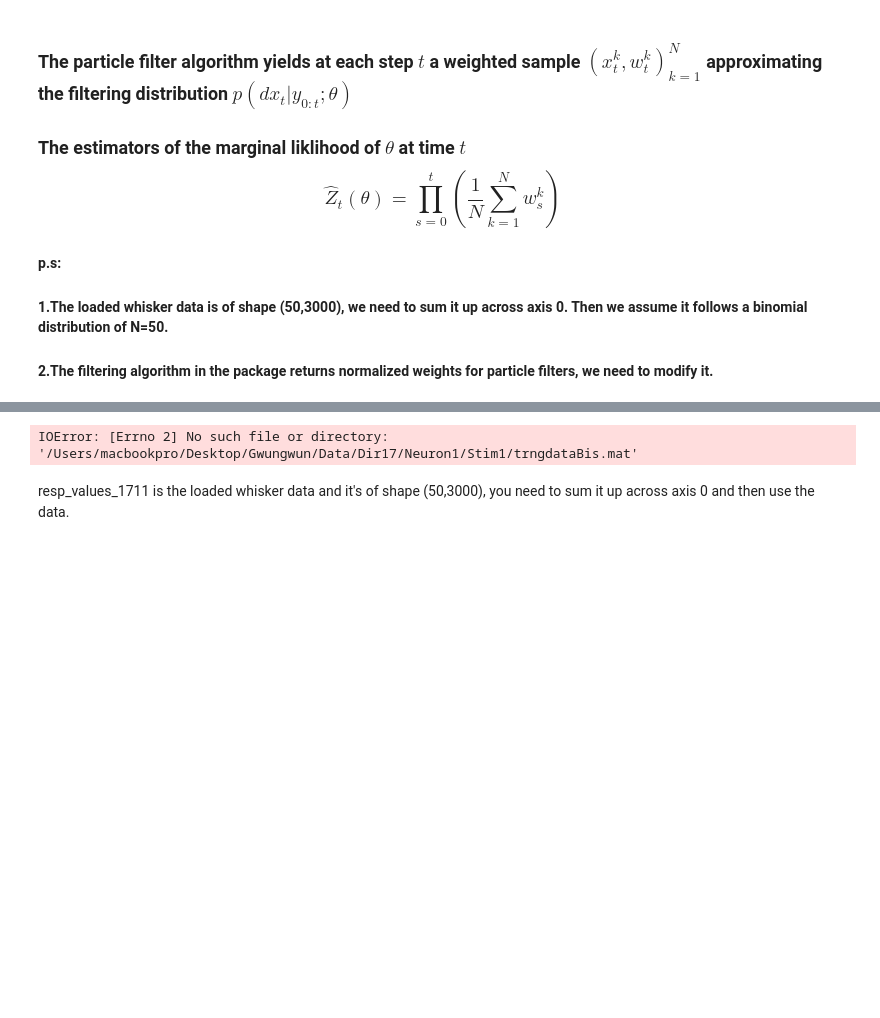
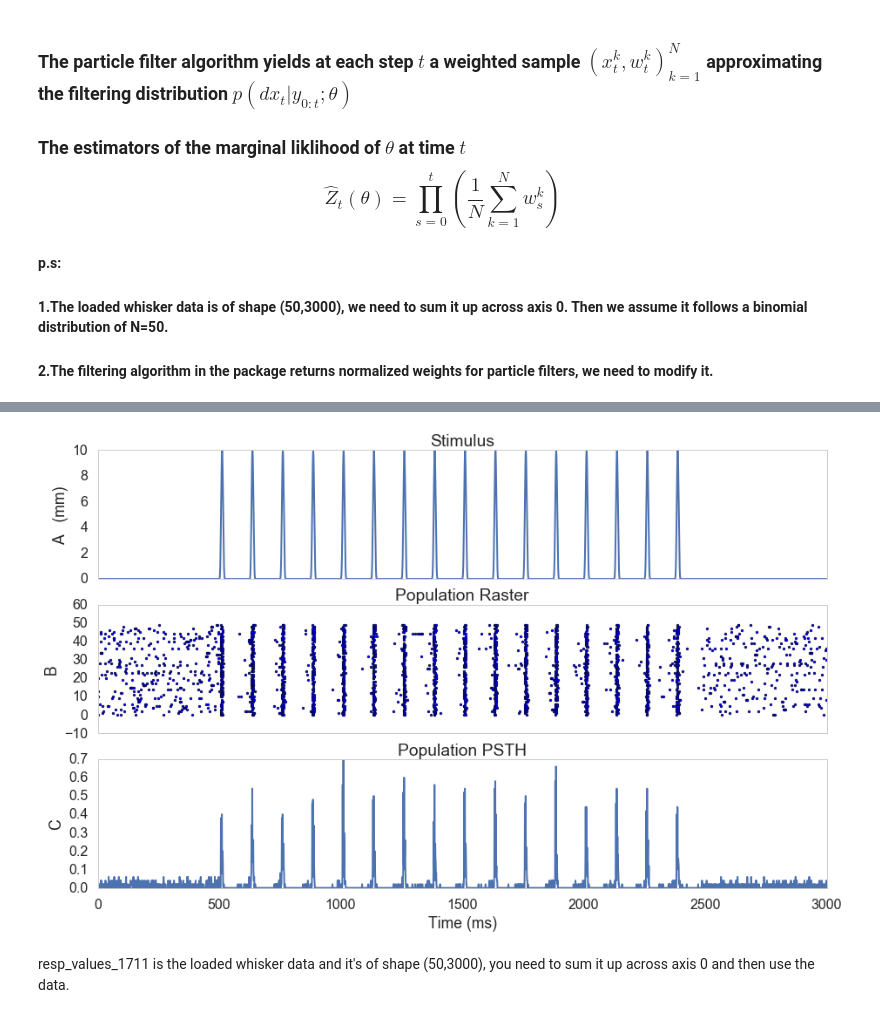
Before and after one commit to zyzdiana/ss_model_mixture, a Jupyter notebook: Whisker_Data2.ipynb, the cells around one changed output, grey strips where cells are left out. Cells and saved outputs as stored; diff of their text form; code cells hidden in the pictures; blank space fills up the shorter version.

```diff
--- a/Whisker_Data2.ipynb
+++ b/Whisker_Data2.ipynb
@@ -35,12 +37,12 @@ from scipy.stats import bernoulli
 # %%
 # Get a set of whisker data and plot the raster plot
-path = '/Users/macbookpro/Desktop/Gwungwun/Data/'
-#path = ""
+#path = '/Users/macbookpro/Desktop/Gwungwun/Data/'
+path = ""
 resp_values_1711 = get_population_data(17,1,1, path = path)
 #resp_values_1711 = pickle.load(open('/Users/macbookpro/Documents/ss_model_mixture/resp_values_1711.p','rb'))
 plot_raw_data(17,1,1,0,figsize=[15,9],path=path)
 # %% [output]
-IOError: [Errno 2] No such file or directory: '/Users/macbookpro/Desktop/Gwungwun/Data/Dir17/Neuron1/Stim1/trngdataBis.mat'
+[figure, added]
 # %% [markdown]
 resp_values_1711 is the loaded whisker data and it's of shape (50,3000), you need to sum it up across axis 0 and then use the data.
 # %%
```
Also changed, not shown: parts of 7 cells of this notebook, 2 other files.
